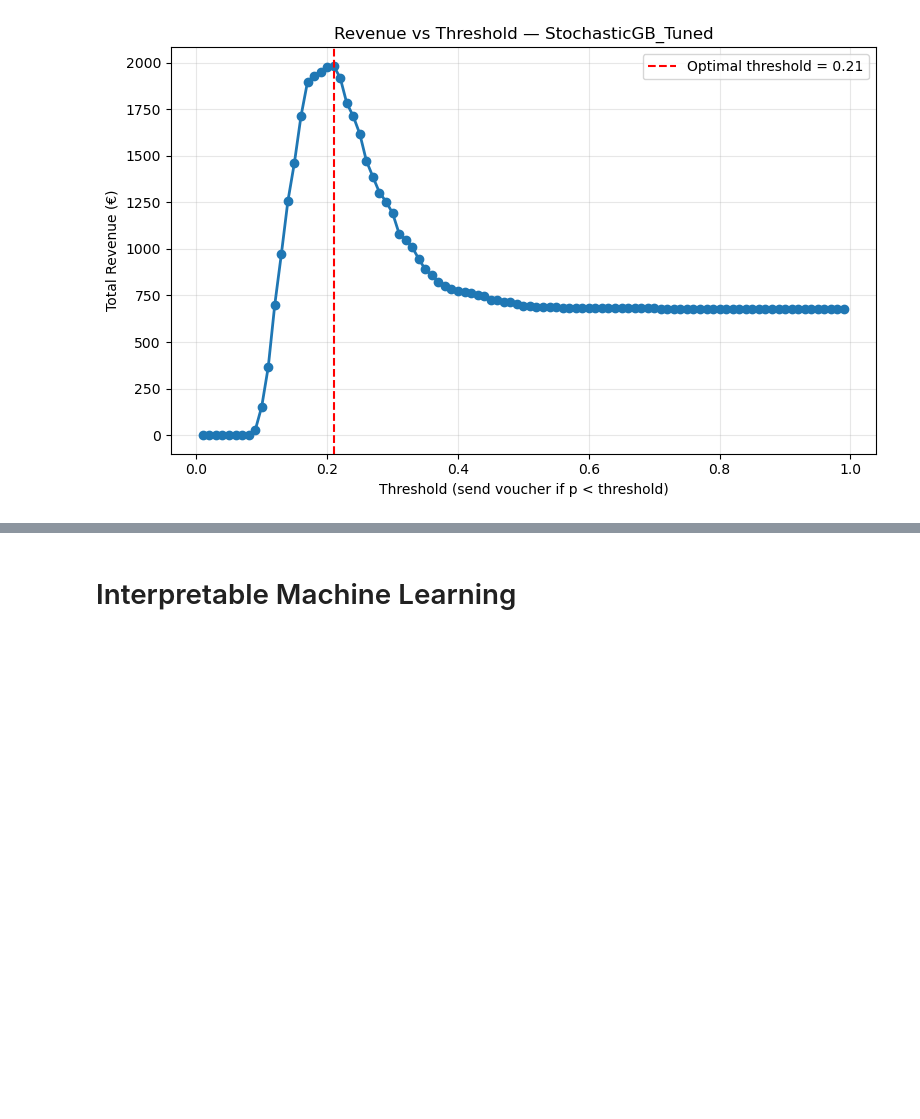
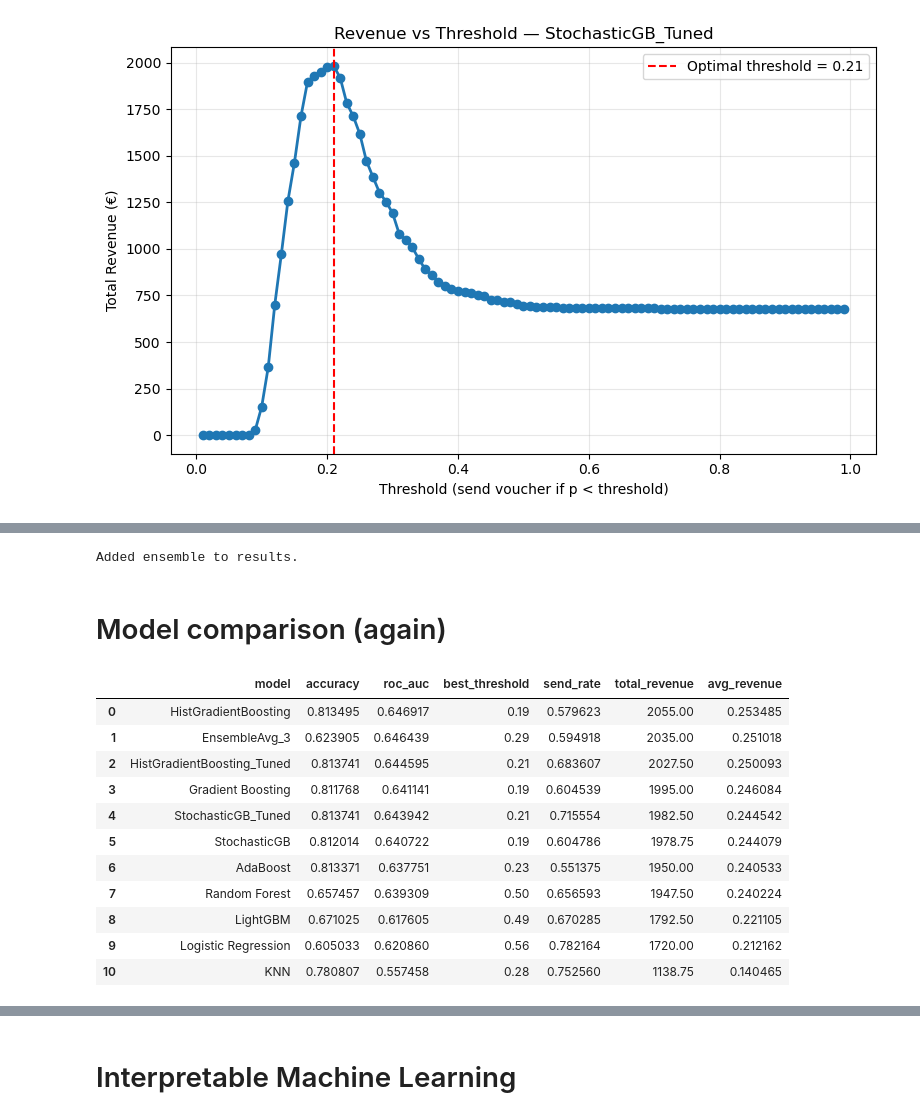
Before and after one commit to ungeralexan/ml_assignment, a Jupyter notebook: stand_safe_06_01/project.ipynb, the cells around one changed output, grey strips where cells are left out. Drawn from its saved outputs; the diff is of its cells as text; code cells hidden in the pictures; blank space fills up the shorter version.

```diff
--- a/stand_safe_06_01/project.ipynb
+++ b/stand_safe_06_01/project.ipynb
@@ -1861,0 +1929,66 @@ weighted avg       0.75      0.69      0.72      8107
+# %%
+ensemble_result = {
+    "model_name": "EnsembleAvg_3",
+    "accuracy": accuracy_score(y_val, y_pred_best_t),
+    "precision": precision_score(y_val, y_pred_best_t, zero_division=0),
+    "recall": recall_score(y_val, y_pred_best_t, zero_division=0),
+    "f1": f1_score(y_val, y_pred_best_t, zero_division=0),
+    "roc_auc": roc_auc_score(y_val, p_ens),
+    "report_default": classification_report(y_val, y_pred_best_t, target_names=["No Reorder","Reorder"], zero_division=0),
+    "y_pred_default": y_pred_best_t,          # here “default” is not meaningful; but keep for schema
+    "best_threshold": best_t,
+    "total_revenue": total_rev,
+    "avg_revenue": avg_rev,
+    "send_rate": float(send_voucher.mean()),
+    "y_pred_best_t": y_pred_best_t,
+    "send_voucher": send_voucher,
+    "y_proba": p_ens,
+    "rev_curve": rev_curve,
+}
+results.append(ensemble_result)
+print("Added ensemble to results.")
+# %% [output]
+Added ensemble to results.
+# %% [markdown]
+# Model comparison (again)
+# %%
+import pandas as pd
+import numpy as np
+
+# Build comparison table from results list
+rows = []
+for r in results:
+    rows.append({
+        "model": r.get("model_name", "unknown"),
+        "accuracy": r.get("accuracy", np.nan),
+        "roc_auc": r.get("roc_auc", np.nan),
+        "best_threshold": r.get("best_threshold", np.nan),
+        "send_rate": r.get("send_rate", np.nan),
+        "total_revenue": r.get("total_revenue", np.nan),
+        "avg_revenue": r.get("avg_revenue", np.nan),
+    })
+
+cmp_df = pd.DataFrame(rows)
+
+# If you have duplicates (e.g., re-runs), keep the best by total revenue per model name
+cmp_df = (cmp_df.sort_values("total_revenue", ascending=False)
+                .drop_duplicates(subset=["model"], keep="first")
+                .reset_index(drop=True))
+
+# Sort for display (profit-first)
+cmp_df = cmp_df.sort_values("total_revenue", ascending=False).reset_index(drop=True)
+
+display(cmp_df)
+# %% [output]
+|  | model | accuracy | roc_auc | best_threshold | send_rate | total_revenue | avg_revenue |
+| 0 | HistGradientBoosting | 0.813495 | 0.646917 | 0.19 | 0.579623 | 2055.00 | 0.253485 |
+| 1 | EnsembleAvg_3 | 0.623905 | 0.646439 | 0.29 | 0.594918 | 2035.00 | 0.251018 |
+| 2 | HistGradientBoosting_Tuned | 0.813741 | 0.644595 | 0.21 | 0.683607 | 2027.50 | 0.250093 |
+| 3 | Gradient Boosting | 0.811768 | 0.641141 | 0.19 | 0.604539 | 1995.00 | 0.246084 |
+| 4 | StochasticGB_Tuned | 0.813741 | 0.643942 | 0.21 | 0.715554 | 1982.50 | 0.244542 |
+| 5 | StochasticGB | 0.812014 | 0.640722 | 0.19 | 0.604786 | 1978.75 | 0.244079 |
+| 6 | AdaBoost | 0.813371 | 0.637751 | 0.23 | 0.551375 | 1950.00 | 0.240533 |
+| 7 | Random Forest | 0.657457 | 0.639309 | 0.50 | 0.656593 | 1947.50 | 0.240224 |
+| 8 | LightGBM | 0.671025 | 0.617605 | 0.49 | 0.670285 | 1792.50 | 0.221105 |
+| 9 | Logistic Regression | 0.605033 | 0.620860 | 0.56 | 0.782164 | 1720.00 | 0.212162 |
+| 10 | KNN | 0.780807 | 0.557458 | 0.28 | 0.752560 | 1138.75 | 0.140465 |
```
Also changed, not shown: parts of 9 cells of this notebook.
